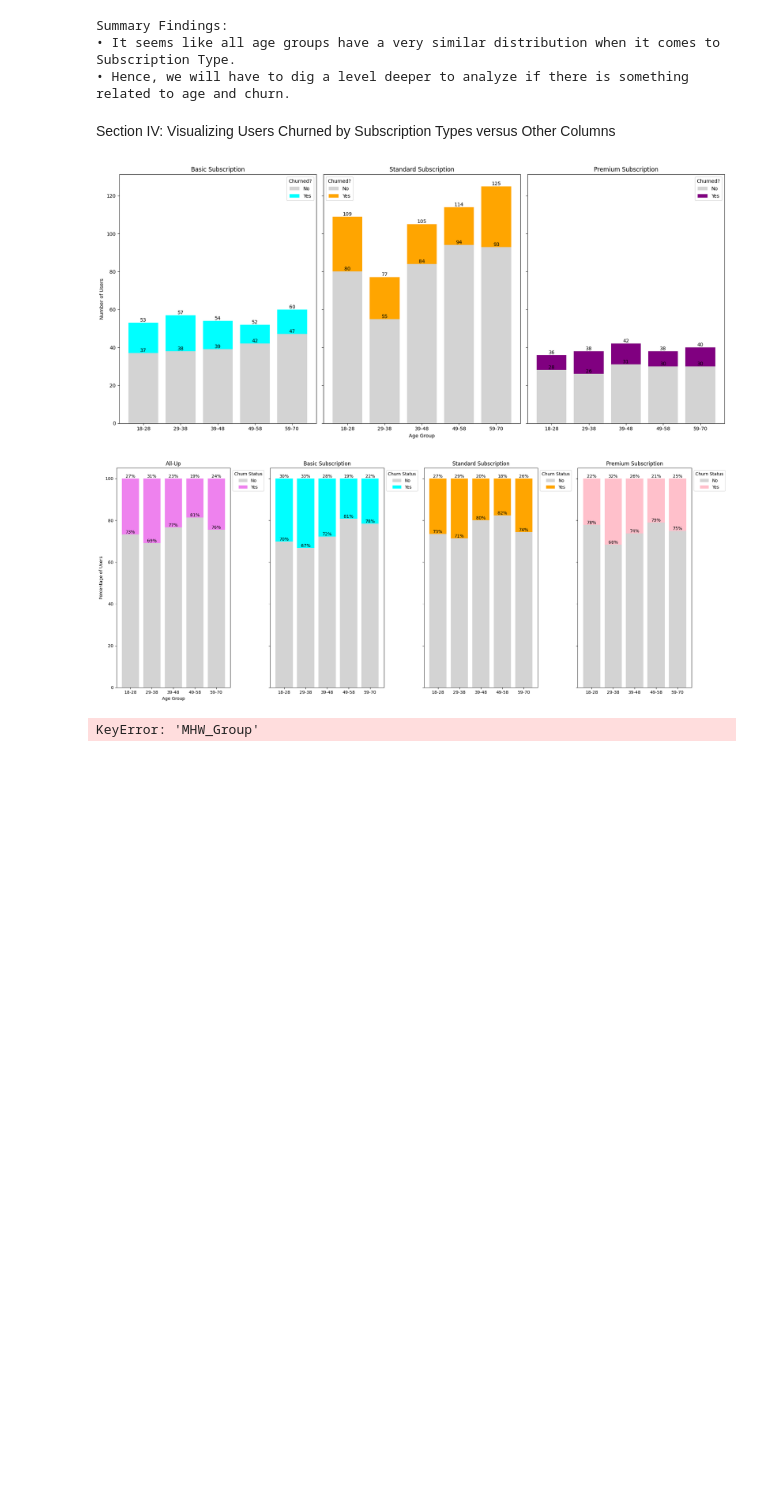
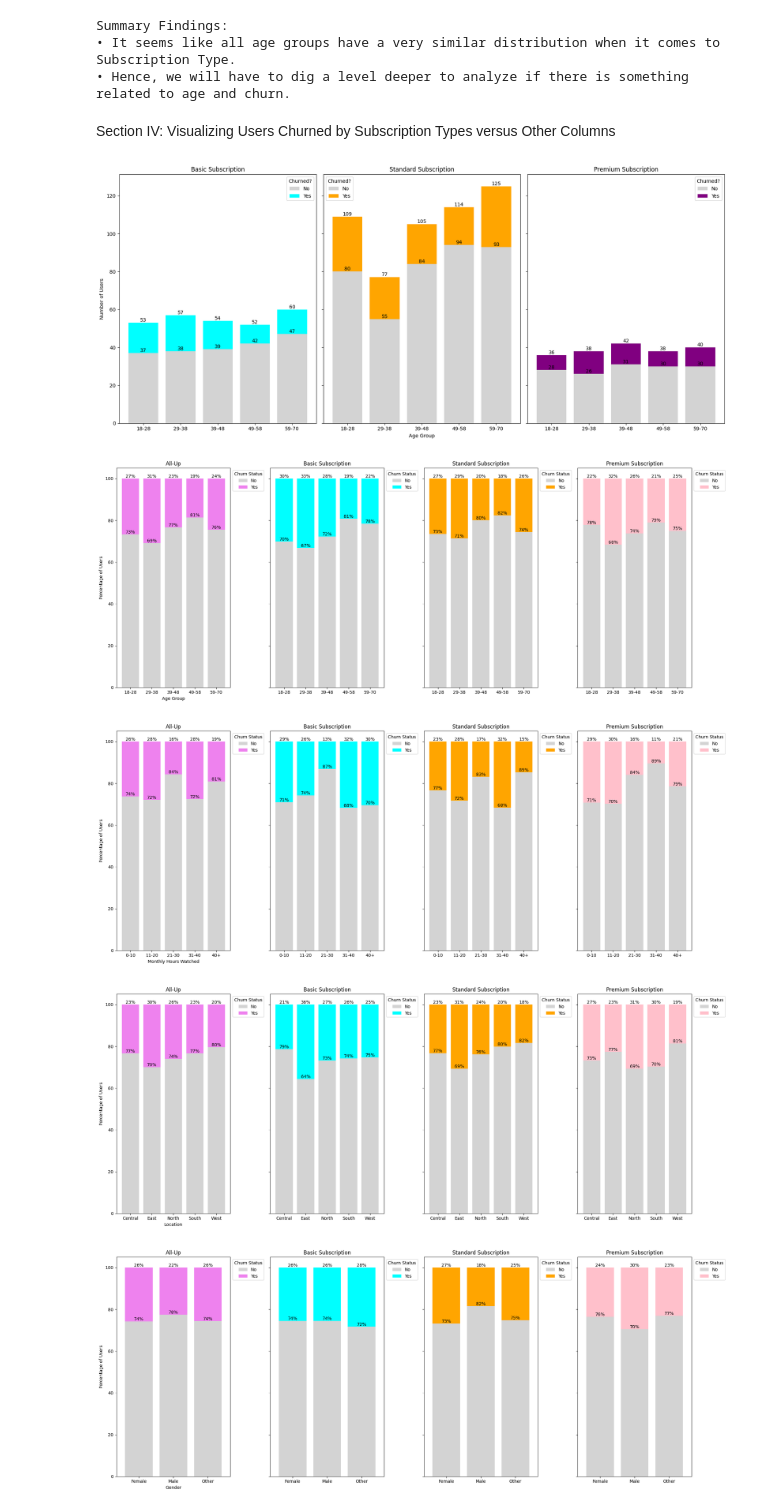
Before and after one commit to NumanESchulich/SchulichDataScience, a Jupyter notebook: Data Science I (MBAN 6110T)/Assignments/Assignment_I.ipynb, the cells around one changed output. Cells and saved outputs as stored; diff of their text form; code cells hidden in the pictures; blank space fills up the shorter version.

```diff
--- a/Data Science I (MBAN 6110T)/Assignments/Assignment_I.ipynb
+++ b/Data Science I (MBAN 6110T)/Assignments/Assignment_I.ipynb
@@ -205,16 +205,21 @@ plt.show()
 # %% [output]
 [figure]
 # %%
-# Bin Monthly House Watched and add labels
+# Bin Monthly Hours Watched and add labels
 MHW_bins = [0, 11, 21, 31, 41, 140]
 MHW_labels = ['0-10', '11-20', '21-30', '31-40', '40+']
 
-# Add an 'Age_Group' column to the dataset
+# Add an 'MHW_Group' column to the dataset
 df['MHW_Group'] = pd.cut(df['Monthly_Hours_Watched'], bins=MHW_bins, labels=MHW_labels, right=False)
 
+# Filter data for each subscription type
+basic_data = df[df['Subscription_Type'] == 'Basic']
+standard_data = df[df['Subscription_Type'] == 'Standard']
+premium_data = df[df['Subscription_Type'] == 'Premium']
+
 # Function to calculate the percentage of churns
-def calculate_churn_percentage(df, x_axis):
-    churn_counts = df.groupby([x_axis, 'Churn_Flag']).size().unstack(fill_value=0)
+def calculate_churn_percentage(data, x_axis):
+    churn_counts = data.groupby([x_axis, 'Churn_Flag'], observed=False).size().unstack(fill_value=0)
     churn_percentages = churn_counts.div(churn_counts.sum(axis=1), axis=0) * 100
     return churn_percentages
 
@@ -259,32 +264,34 @@ def plot_churn_percentages(x_axis, title_x, limit_labels=False):
         ax.legend(title='Churn Status', loc='upper left', bbox_to_anchor=(1, 1))
 
     # Adjust x-axis labels if required
     if limit_labels:
         for ax in axes:
             labels = [label.get_text()[:6] for label in ax.get_xticklabels()]
             ax.set_xticklabels(labels)
 
     # Adjust layout to make room for the legends
     plt.tight_layout(rect=[0, 0, 0.85, 1])
     plt.show()
 
 # Plot for 'Age Group'
 plot_churn_percentages('Age_Group', 'Age Group')
 
-# Plot for 'Monthly Hours Watched'
+# Plot for 'MHW_Group'
 plot_churn_percentages('MHW_Group', 'Monthly Hours Watched')
 
 # Plot for 'Location'
 plot_churn_percentages('Location', 'Location')
 
 # Plot for 'Gender'
 plot_churn_percentages('Gender', 'Gender')
 
 # Plot for 'Devices Used'
 plot_churn_percentages('Devices_Used', 'Devices Used')
 
 # Plot for 'Favorite Genre'
 plot_churn_percentages('Favorite_Genre', 'Favorite Genre', limit_labels=True)
 # %% [output]
 [figure]
-KeyError: 'MHW_Group'
+[figure, added]
+[figure, added]
+[figure, added]
```
Also changed, not shown: parts of 2 cells of this notebook.
